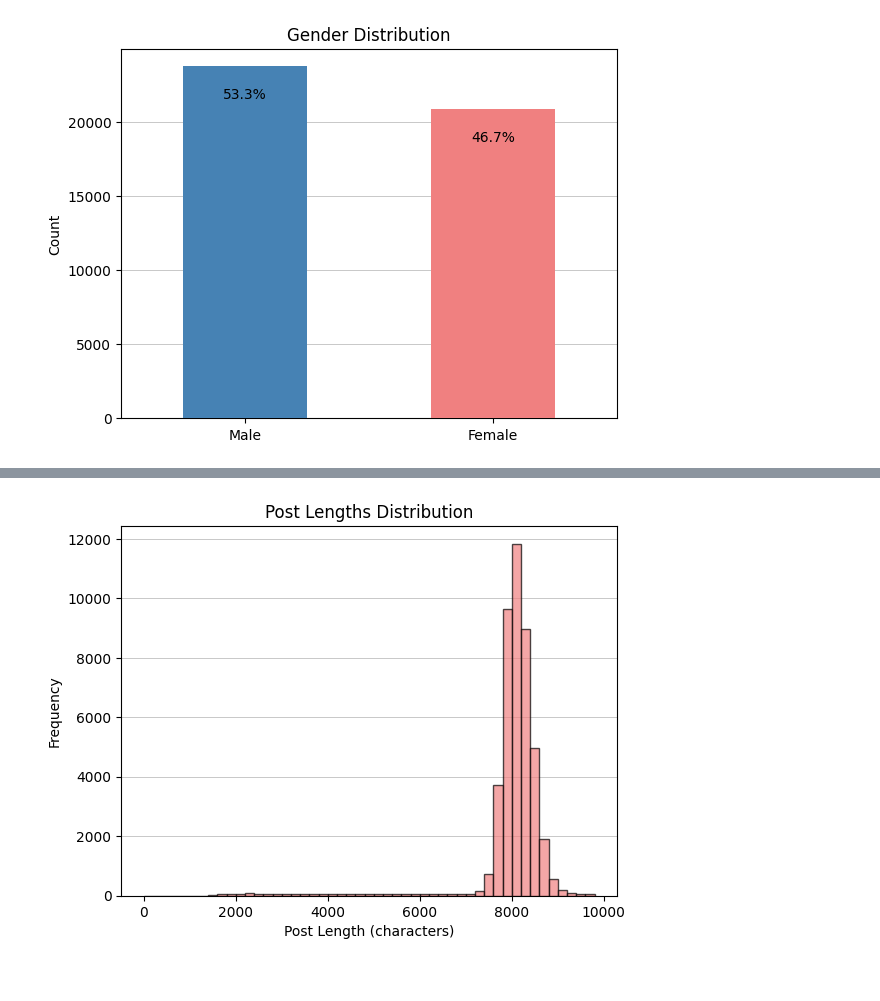
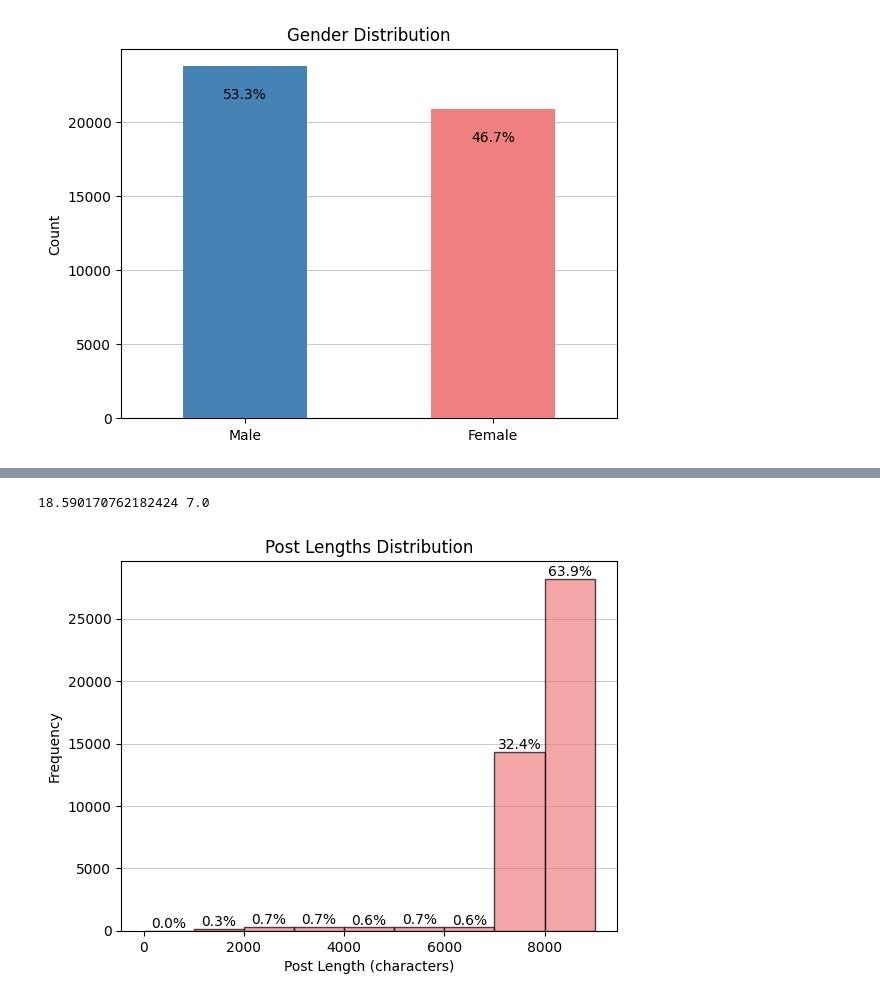
Before and after one commit to philippmerz/data-pollution-mitigation, a Jupyter notebook: notebooks/plots.ipynb, the cells around one changed output, grey strips where cells are left out. Cells and saved outputs as stored; diff of their text form; code cells hidden in the pictures.

```diff
--- a/notebooks/plots.ipynb
+++ b/notebooks/plots.ipynb
@@ -45,12 +45,15 @@ plt.show()
 # %% [output]
 [figure]
 # %%
+import matplotlib.pyplot as plt
+import pandas as pd
+
 # Count the number of posts per author
 posts_per_author = data.groupby('auhtor_ID')['post'].count()
 
 # Define the custom bins
-bins = [0, 10, 20, 30, 40, 50, 60, 70, 80, 90, 100, 10000]  # Define bin edges
-bin_labels = ['0-10', '11-20', '21-30', '31-40', '41-50', '51-60', '61-70', '71-80', '81-90', '91-100', '100+']  # Define bin labels
+bins = [0, 10, 20, 30, 40, 50, 60, 70, 80, 90, 100, 10000]
+bin_labels = ['0-10', '11-20', '21-30', '31-40', '41-50', '51-60', '61-70', '71-80', '81-90', '91-100', '100+']
 
 # Bin the posts per author
 binned_posts = pd.cut(posts_per_author, bins=bins, labels=bin_labels, right=True)
@@ -58,19 +61,28 @@ binned_posts = pd.cut(posts_per_author, bins=bins, labels=bin_labels, right=True
 # Count the frequencies for each bin
 binned_counts = binned_posts.value_counts(sort=False)
 
+# Calculate total for percentages
+total_count = binned_counts.sum()
 
-# Create a bar plot for the binned data
-plt.bar(binned_counts.index, binned_counts.values, color='lightcoral', edgecolor='black', alpha=0.7)
+# Plot the binned data
+bars = plt.bar(binned_counts.index, binned_counts.values, color='lightcoral', edgecolor='black', alpha=0.7)
+
+# Annotate bars with percentage values
+for bar in bars:
+    height = bar.get_height()
+    percentage = (height / total_count) * 100
+    plt.text(bar.get_x() + bar.get_width() / 2, height + 1, f'{percentage:.1f}%',
+             ha='center', va='bottom')
 
 # Add titles and labels
 plt.title('Posts per Author Distribution')
 plt.xlabel('Number of Posts per Author')
 plt.ylabel('Frequency')
 
-# Add a grid behind the bars
+# Add grid
 plt.grid(axis='y', linestyle='-', linewidth=0.7, alpha=0.7, zorder=0)
 
-# Rotate x-tick labels for better readability
+# Rotate x-tick labels
 plt.xticks(rotation=45)
 
 # Save the plot
@@ -100,25 +95,43 @@ plt.show()
+# %%
+mean_value = posts_per_author.mean()
+median_value = posts_per_author.median()
+
+print(mean_value, median_value)
+# %% [output]
+18.590170762182424 7.0
 # %%
+import matplotlib.pyplot as plt
+
 # Calculate the length of each post
 data['post_length'] = data['post'].str.len()
 
 # Define bins for post lengths
-bins = range(0, 10000, 200)
+bins = range(0, 10000, 1000)
 
-# Create a histogram for post lengths
-plt.hist(data['post_length'], bins=bins, color='lightcoral', edgecolor='black', alpha=0.7, zorder=3)
+# Create histogram and get bin counts
+counts, edges, bars = plt.hist(data['post_length'], bins=bins, color='lightcoral', edgecolor='black', alpha=0.7, zorder=3)
+
+# Calculate total number of posts
+total = counts.sum()
+
+# Annotate bars with percentages on top
+for bar, count in zip(bars, counts):
+    percentage = (count / total) * 100
+    plt.text(bar.get_x() + bar.get_width() / 2, bar.get_height() + 5,  # Place above the bar
+             f'{percentage:.1f}%', ha='center', va='bottom')
 
 # Add titles and labels
 plt.title('Post Lengths Distribution')
 plt.xlabel('Post Length (characters)')
 plt.ylabel('Frequency')
 
 # Add grid lines behind the bars
 plt.grid(axis='y', linestyle='-', linewidth=0.7, alpha=0.7, zorder=0)
 
 # Save the plot
 plt.savefig("post_length_distribution.png", dpi=300, bbox_inches='tight')
 
 # Show the plot
 plt.show()
 # %% [output]
-[figure, old version]
+[figure, new version]
```
Also changed, not shown: parts of 2 cells of this notebook, 2 other files.
